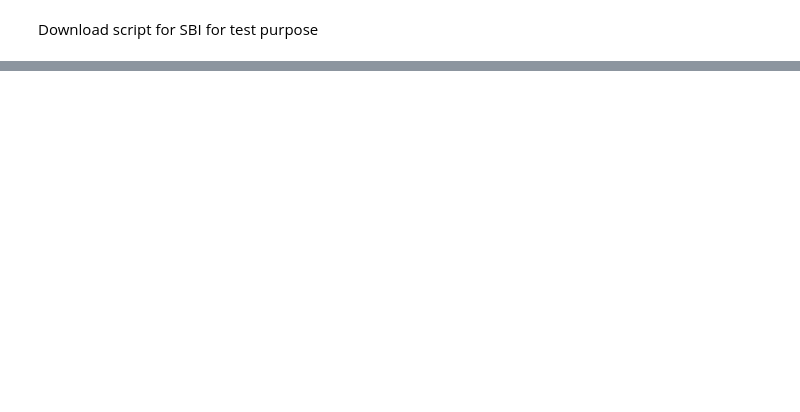
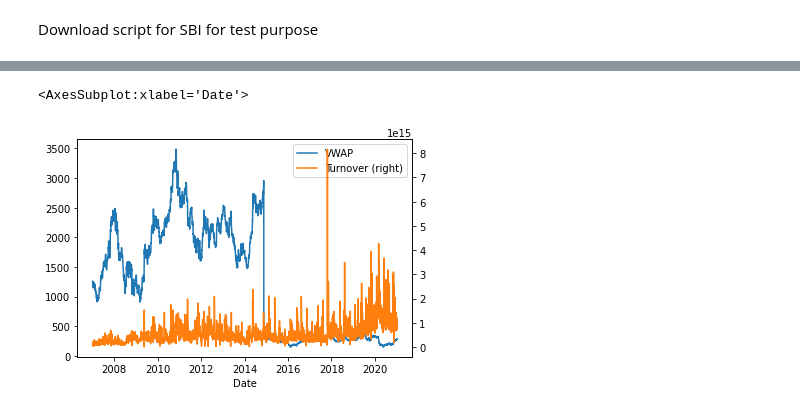
Before and after one commit to shubhamrohilla05/Nifty50-Data-Analysis, a Jupyter notebook: nifty_analysis.ipynb, the cells around one changed output, grey strips where cells are left out. Saved outputs shown, nothing was run; the diff lists cells and outputs as text; code cells hidden in the pictures; blank space fills up the shorter version.

```diff
--- a/nifty_analysis.ipynb
+++ b/nifty_analysis.ipynb
@@ -20,0 +36,5 @@ sbin
+# %%
+sbin[[ 'VWAP', 'Turnover']].plot(secondary_y='Turnover')
+# %% [output]
+<AxesSubplot:xlabel='Date'>
+[figure, added]
```
Also changed, not shown: parts of 5 cells of this notebook.
